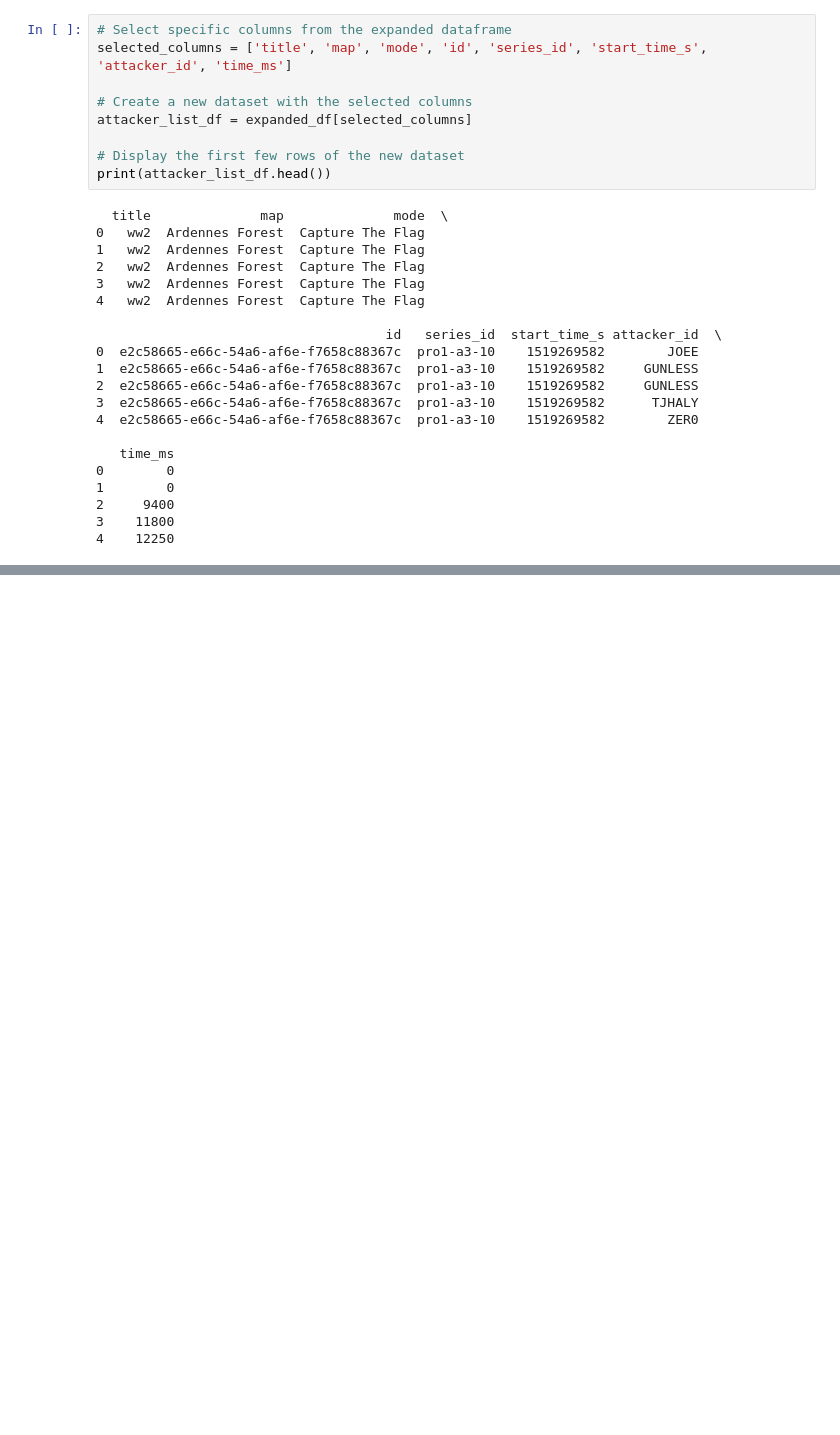
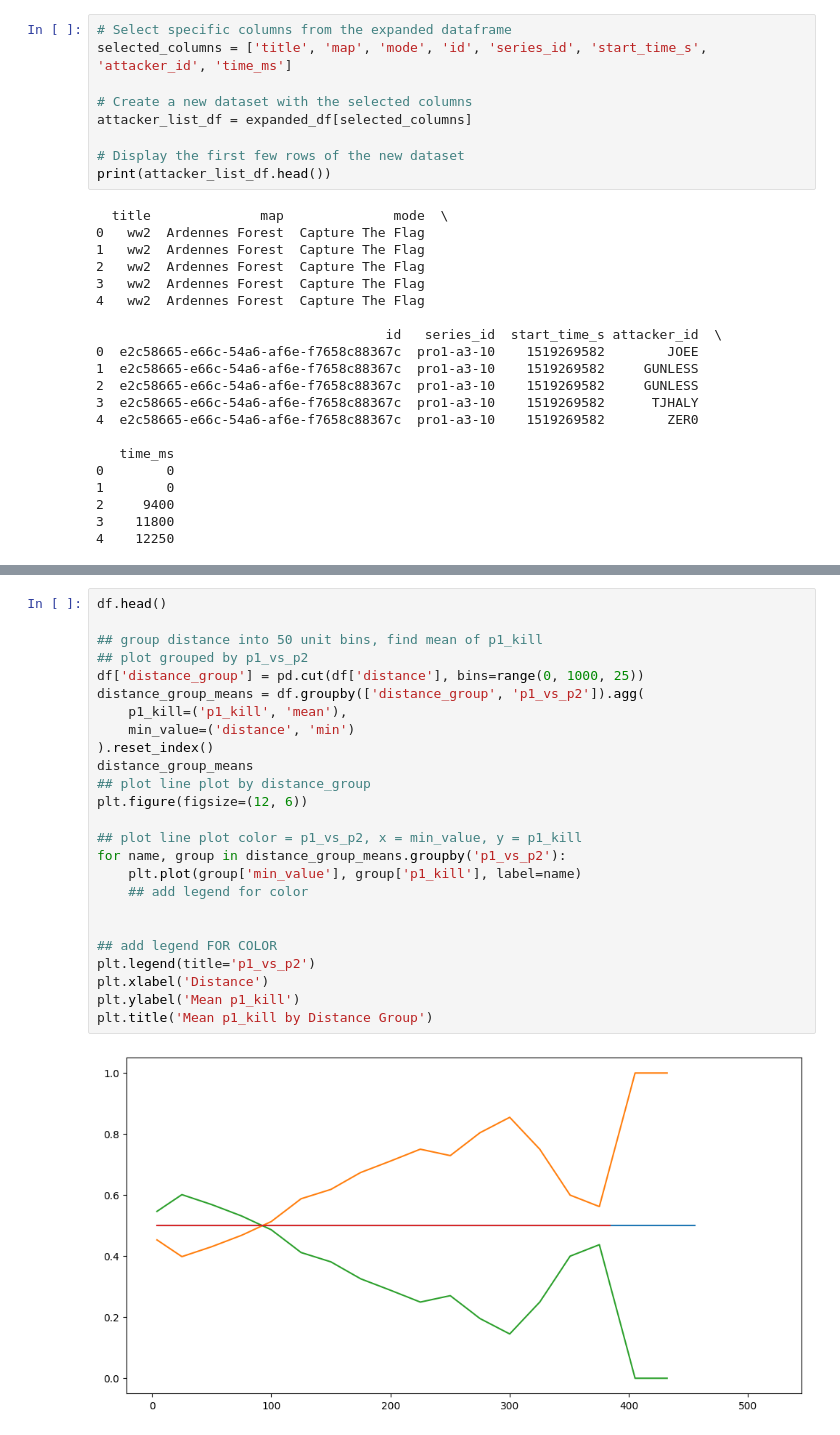
Before and after one commit to dougliebe/cwl-data, a Jupyter notebook: xkills_model.ipynb, the cells around one changed output, grey strips where cells are left out. Cells and saved outputs as stored; diff of their text form; blank space fills up the shorter version.

```diff
--- a/xkills_model.ipynb
+++ b/xkills_model.ipynb
@@ -307,0 +581,27 @@ print(filtered_df.head())
+# %%
+df.head()
+
+## group distance into 50 unit bins, find mean of p1_kill
+## plot grouped by p1_vs_p2
+df['distance_group'] = pd.cut(df['distance'], bins=range(0, 1000, 25))
+distance_group_means = df.groupby(['distance_group', 'p1_vs_p2']).agg(
+    p1_kill=('p1_kill', 'mean'),
+    min_value=('distance', 'min')
+).reset_index()
+distance_group_means
+## plot line plot by distance_group
+plt.figure(figsize=(12, 6))
+
+## plot line plot color = p1_vs_p2, x = min_value, y = p1_kill
+for name, group in distance_group_means.groupby('p1_vs_p2'):
+    plt.plot(group['min_value'], group['p1_kill'], label=name)
+    ## add legend for color
+
+
+## add legend FOR COLOR
+plt.legend(title='p1_vs_p2')
+plt.xlabel('Distance')
+plt.ylabel('Mean p1_kill')
+plt.title('Mean p1_kill by Distance Group')
+# %% [output]
+[figure, added]
```
Also changed, not shown: parts of 15 cells of this notebook, 1 other file.
